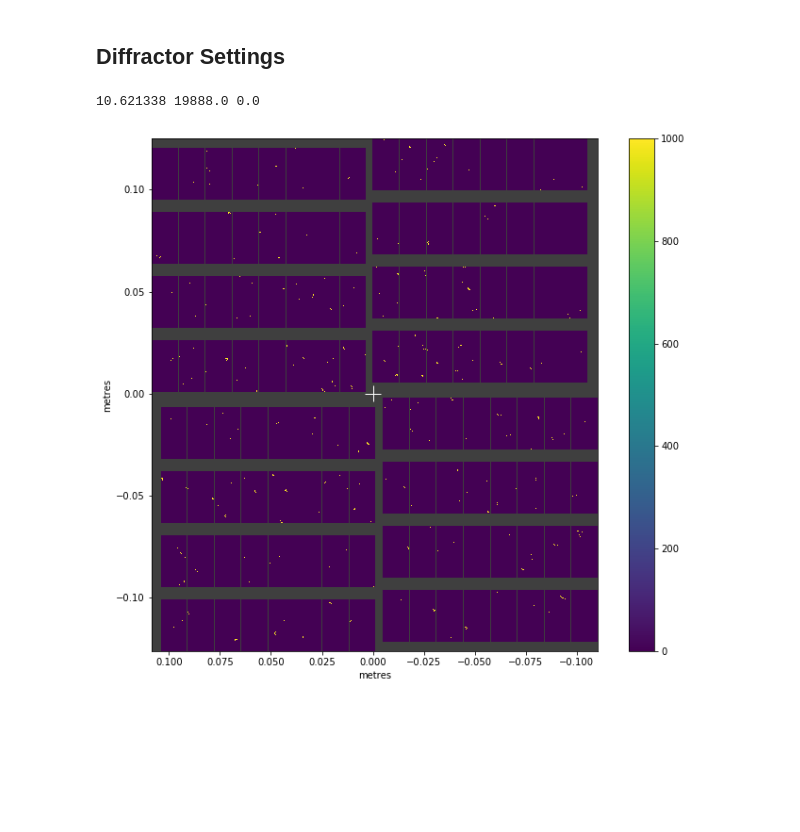
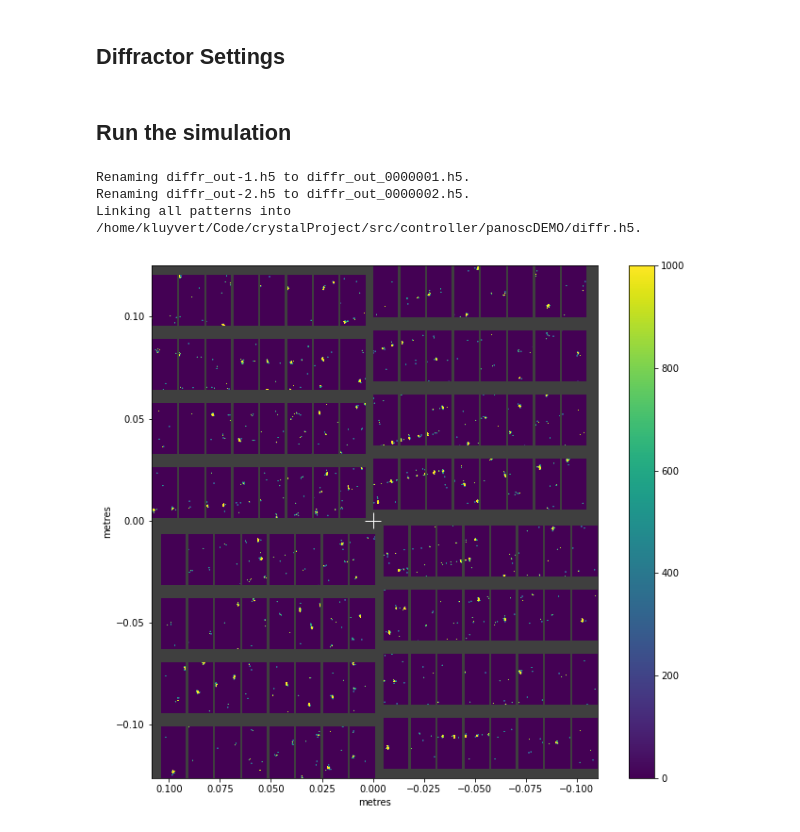
Before and after one commit to JunCEEE/crystalProject, a Jupyter notebook: src/controller/panoscDEMO/PaNOSC_DEMO-3_Multiple_Panel.ipynb, the cells around one changed output. Saved outputs shown, nothing was run; the diff lists cells and outputs as text; code cells hidden in the pictures; blank space fills up the shorter version.

Commit message:
Minor tweaks to simulation notebooks

```diff
--- a/src/controller/panoscDEMO/PaNOSC_DEMO-3_Multiple_Panel.ipynb
+++ b/src/controller/panoscDEMO/PaNOSC_DEMO-3_Multiple_Panel.ipynb
@@ -103,22 +96,24 @@ diffParam = CrystFELPhotonDiffractorParameters(
 diffractor = CrystFELPhotonDiffractor(
     parameters=diffParam, output_path=data_path
 )
+# %% [markdown]
+## Run the simulation
 # %%
 # Ensure that pattern_sim from CrystFEL is on PATH
 import modules
 modules.load('crystfel')
 
-# diffractor._run_geom()
-# diffractor.saveH5_geom()
+diffractor._run_geom()
+diffractor.saveH5_geom()
+# %% [output]
+Renaming diffr_out-1.h5 to diffr_out_0000001.h5.
+Renaming diffr_out-2.h5 to diffr_out_0000002.h5.
+Linking all patterns into /home/kluyvert/Code/crystalProject/src/controller/panoscDEMO/diffr.h5.
 # %%
-from extra_geom import AGIPD_1MGeometry
-geom = AGIPD_1MGeometry.from_crystfel_geom(geom_file)
-data_f = h5py.File(data_path+'.h5')
-first_iter = next(x for x in data_f['data'])
-frame = data_f['data'][first_iter]['data'][...].reshape(16, 512, 128)
+data_f = h5py.File(data_path + '.h5', 'r')
+frame = data_f['data/0000001/data'][...].reshape(16, 512, 128)
+
 fig, ax = plt.subplots(figsize=(12, 10))
 geom.plot_data_fast(frame, axis_units='m', ax=ax, vmax=1000);
-print (frame.mean(),frame.max(),frame.min())
 # %% [output]
-10.621338 19888.0 0.0
-[figure, old version]
+[figure, new version]
```
Also changed, not shown: parts of 4 cells of this notebook, 2 other files.
